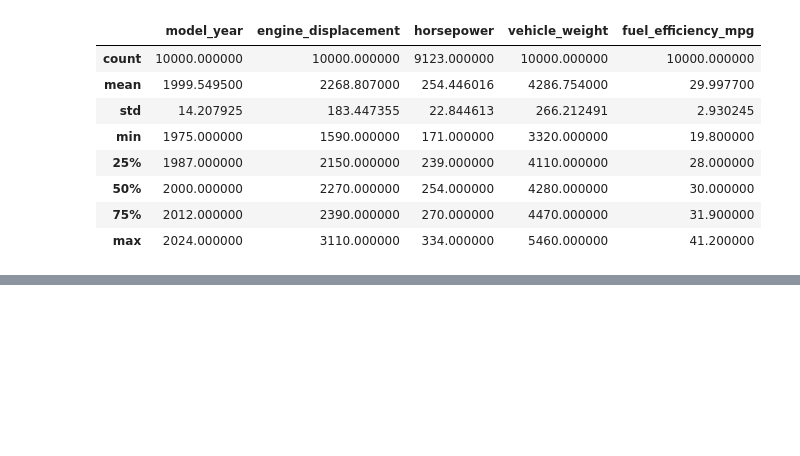
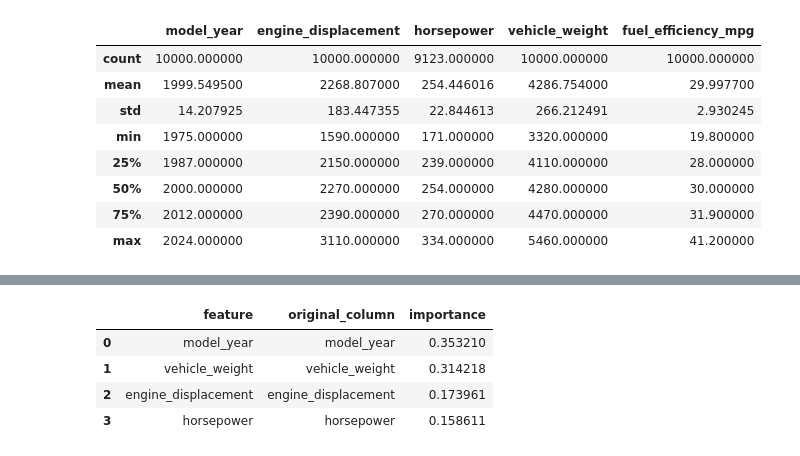
Before and after one commit to Ashfaqohi/Car_Price_Prediction_ML26-, a Jupyter notebook: notebook/01.ipynb, the cells around one changed output, grey strips where cells are left out. Saved outputs shown, nothing was run; the diff lists cells and outputs as text; code cells hidden in the pictures; blank space fills up the shorter version.

```diff
--- a/notebook/01.ipynb
+++ b/notebook/01.ipynb
@@ -369,0 +528,24 @@ np.float64(0.02433734949955211)
+# %%
+# Train the requested random forest and inspect its impurity-based feature importances.
+importance_model = RandomForestRegressor(
+    n_estimators=10,
+    max_depth=20,
+    random_state=1,
+    n_jobs=-1,
+)
+importance_model.fit(X_zero_train_matrix, y_zero_train)
+
+feature_names = dv.get_feature_names_out()
+feature_importance_df = pd.DataFrame({
+    'feature': feature_names,
+    'original_column': [feature.partition('=')[0] for feature in feature_names],
+    'importance': importance_model.feature_importances_,
+}).sort_values('importance', ascending=False, ignore_index=True)
+
+display(feature_importance_df)
+# %% [output]
+|  | feature | original_column | importance |
+| 0 | model_year | model_year | 0.353210 |
+| 1 | vehicle_weight | vehicle_weight | 0.314218 |
+| 2 | engine_displacement | engine_displacement | 0.173961 |
+| 3 | horsepower | horsepower | 0.158611 |
```
Also changed, not shown: parts of 10 cells of this notebook.
